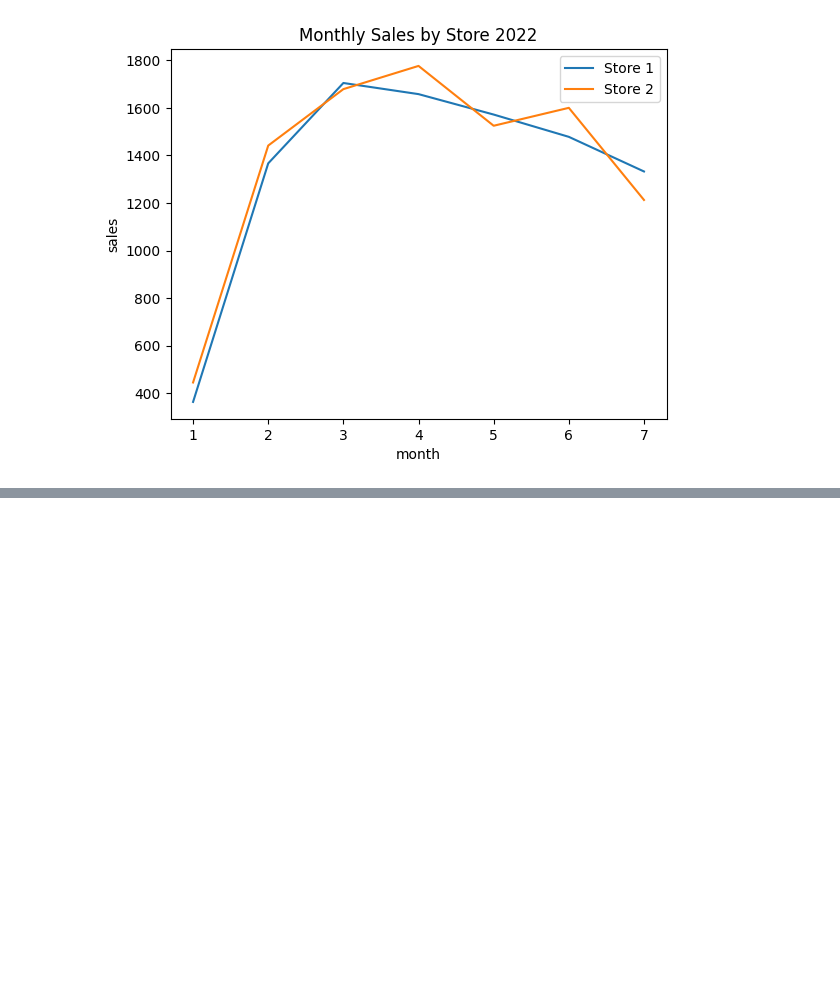
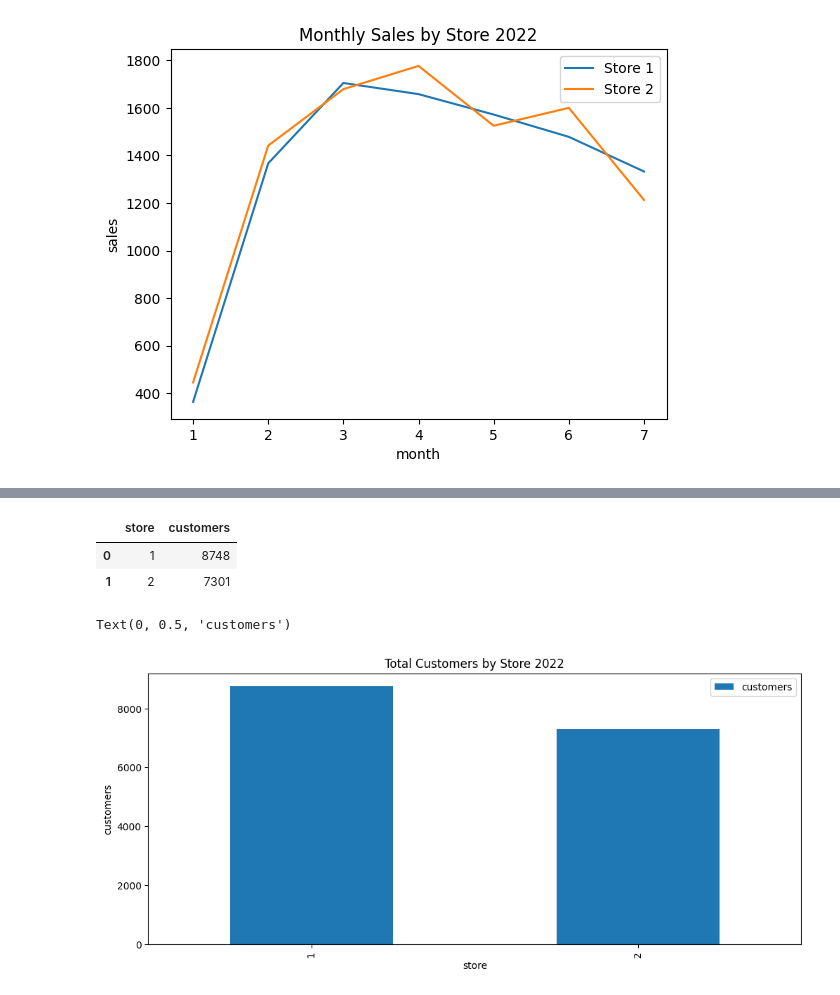
Before and after one commit to York-Solutions-B2E/khue-lee-pagila-assignment, a Jupyter notebook: khue-lee-pagila-assignment.ipynb, the cells around one changed output, grey strips where cells are left out. Cells and saved outputs as stored; diff of their text form; code cells hidden in the pictures; blank space fills up the shorter version.

```diff
--- a/khue-lee-pagila-assignment.ipynb
+++ b/khue-lee-pagila-assignment.ipynb
@@ -327,0 +325,20 @@ SyntaxError: invalid syntax (3140476643.py, line 1)
+# %%
+cursor.execute("SELECT store_id, COUNT(*) AS customers FROM customer INNER JOIN payment ON customer.customer_id = payment.customer_id GROUP BY store_id;")
+rows = cursor.fetchall()
+
+customers = pd.DataFrame(rows)
+customers.columns = ["store", "customers"]
+customers["customers"] = pd.to_numeric(customers["customers"])
+customers["store"] = pd.to_numeric(customers["store"])
+
+display(customers)
+
+customers.plot.bar(x="store", y="customers", figsize=(12,5) )
+plt.title("Total Customers by Store 2022")
+plt.ylabel("customers")
+# %% [output]
+|  | store | customers |
+| 0 | 1 | 8748 |
+| 1 | 2 | 7301 |
+Text(0, 0.5, 'customers')
+[figure, added]
```
Also changed, not shown: parts of 5 cells of this notebook.
